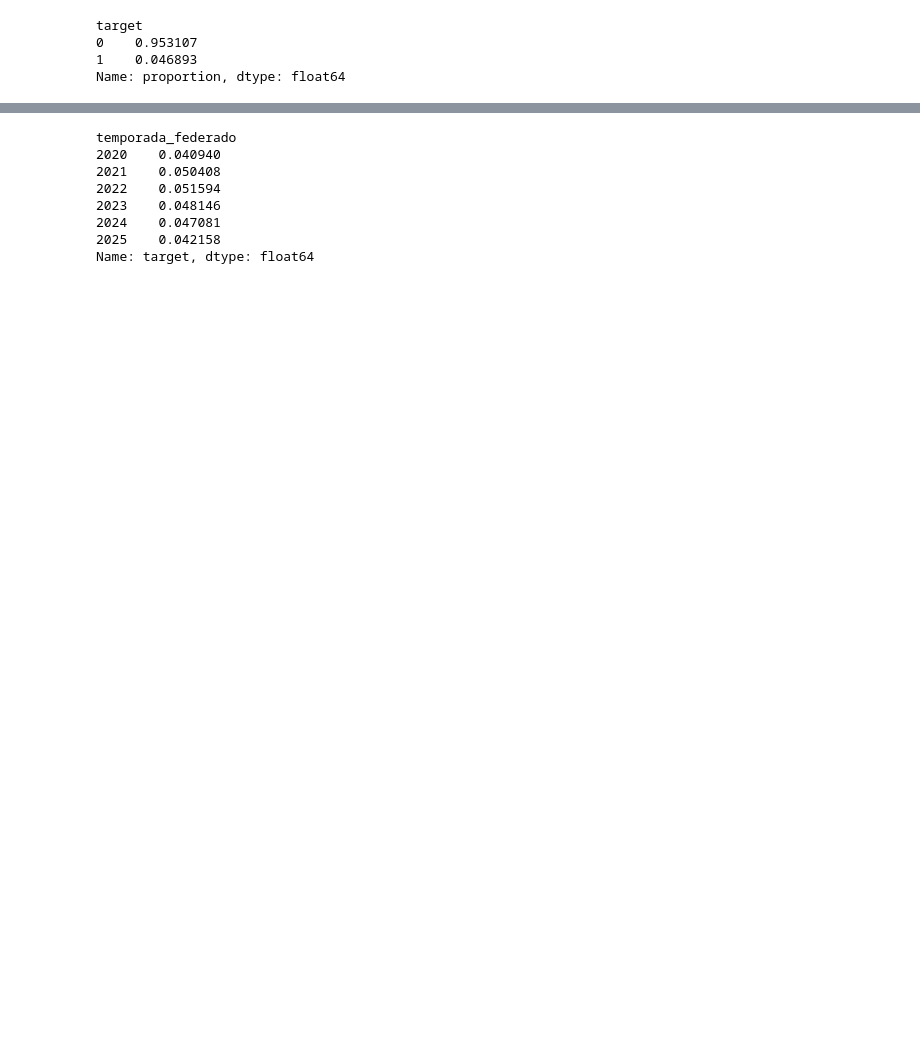
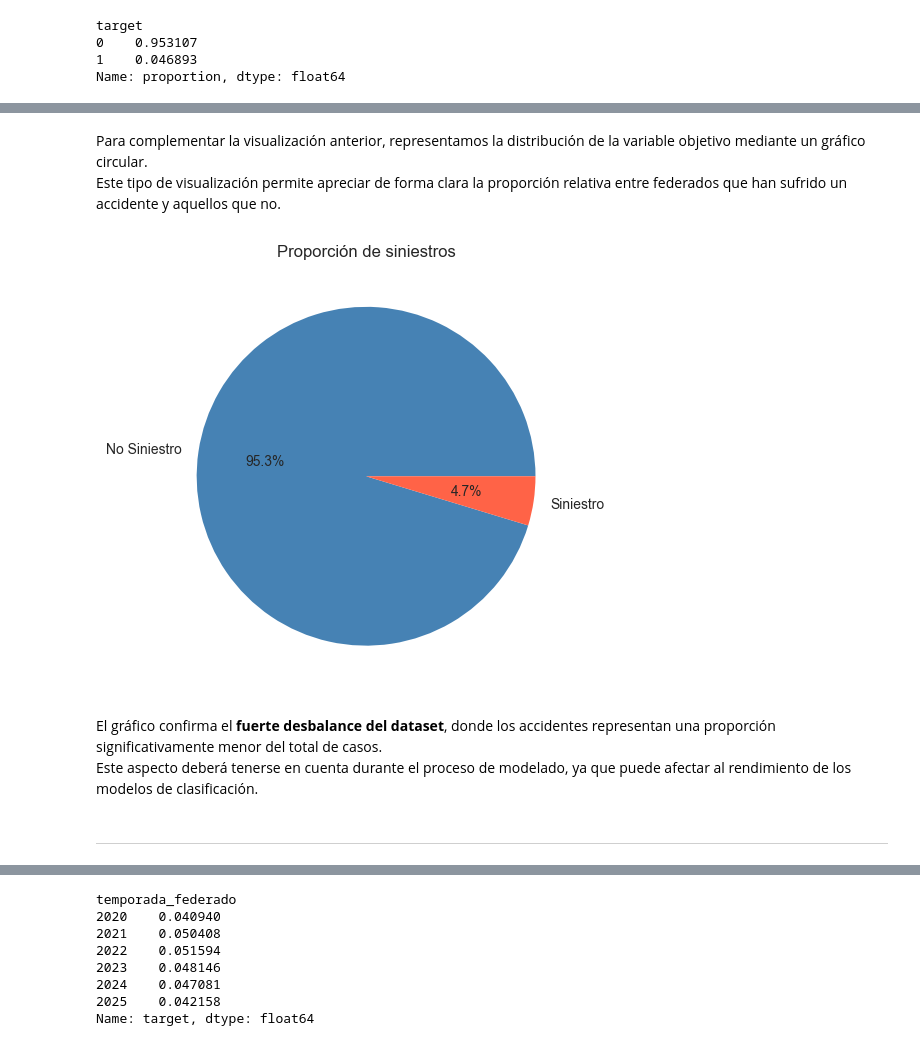
Before and after one commit to arratealduzin/prediccion_accidentes_federacion_monta-a, a Jupyter notebook: main.ipynb, the cells around one changed output, grey strips where cells are left out. Drawn from its saved outputs; the diff is of its cells as text; code cells hidden in the pictures; blank space fills up the shorter version.

```diff
--- a/main.ipynb
+++ b/main.ipynb
@@ -333,0 +440,15 @@ plt.show();
+# %% [markdown]
+Para complementar la visualización anterior, representamos la distribución de la variable objetivo mediante un gráfico circular.
+Este tipo de visualización permite apreciar de forma clara la proporción relativa entre federados que han sufrido un accidente y aquellos que no.
+# %%
+sizes = df_model["target"].value_counts(normalize=True) * 100
+plt.pie(sizes, labels=['No Siniestro', 'Siniestro'], autopct='%1.1f%%',
+        colors=['steelblue', 'tomato'])
+plt.title('Proporción de siniestros');
+# %% [output]
+[figure, added]
+# %% [markdown]
+El gráfico confirma el **fuerte desbalance del dataset**, donde los accidentes representan una proporción significativamente menor del total de casos.
+Este aspecto deberá tenerse en cuenta durante el proceso de modelado, ya que puede afectar al rendimiento de los modelos de clasificación.
+# %% [markdown]
+---
```
Also changed, not shown: parts of 259 cells of this notebook.
